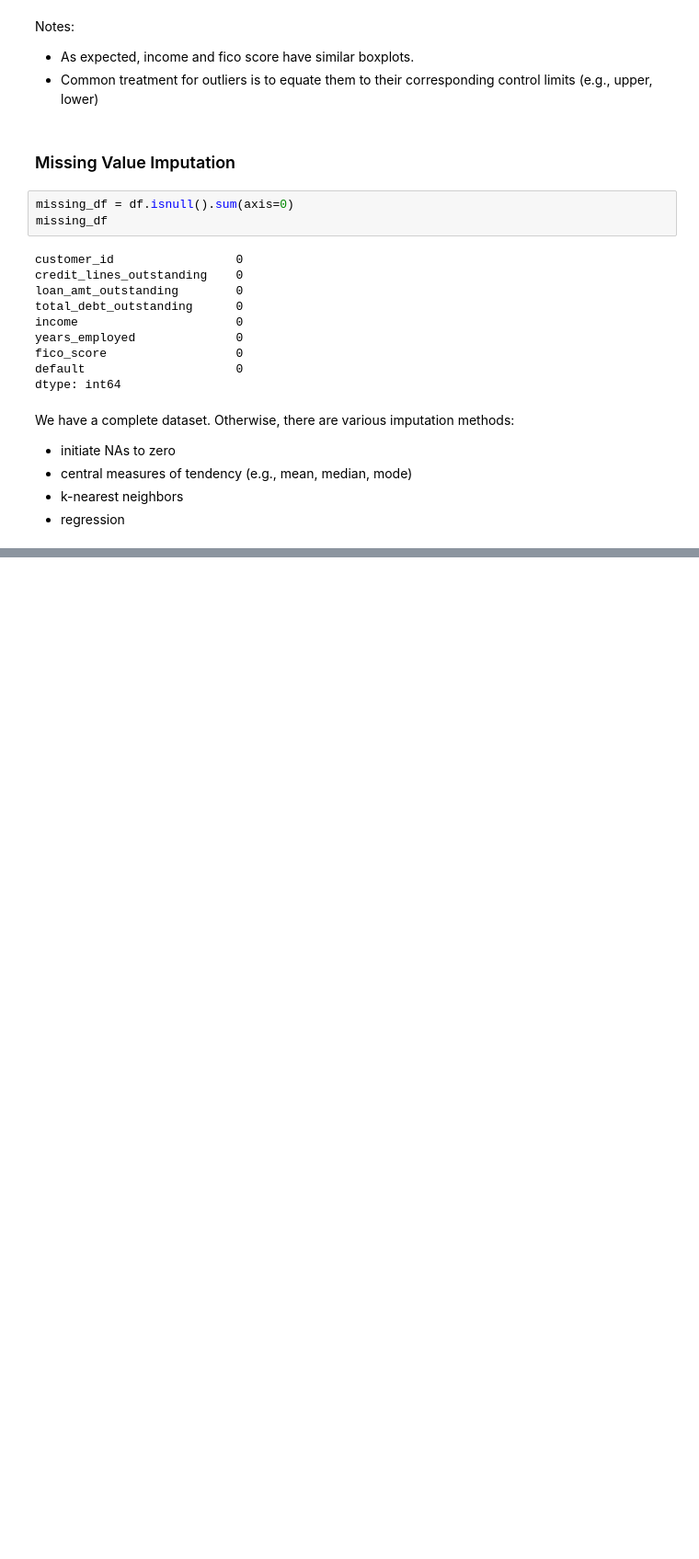
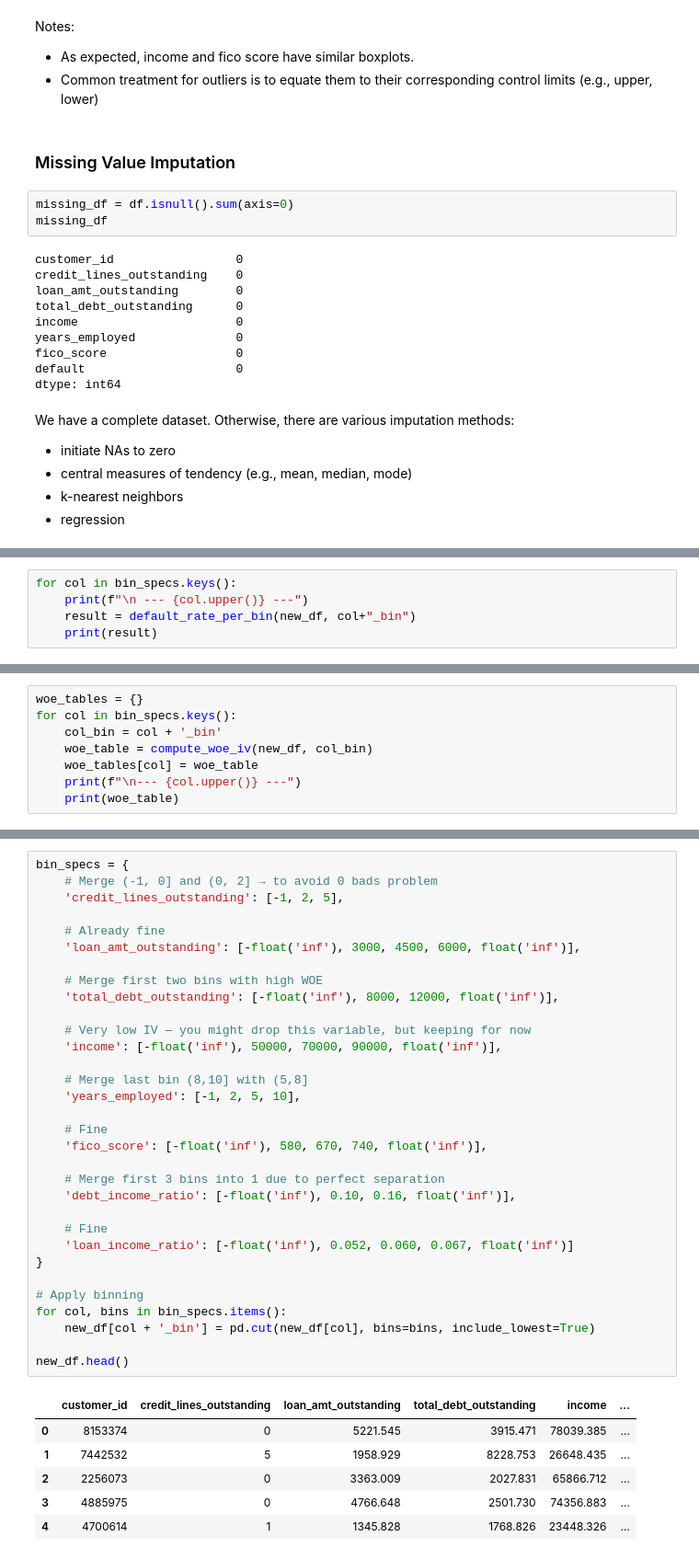
Before and after one commit to kin-mrqz/JPM-quantitative-research-course, a Jupyter notebook: 3_Credit_Risk_Scorecard.ipynb, the cells around one changed output, grey strips where cells are left out. Shown: that part at 92% size. Drawn from its saved outputs; the diff is of its cells as text; blank space fills up the shorter version.

```diff
--- a/3_Credit_Risk_Scorecard.ipynb
+++ b/3_Credit_Risk_Scorecard.ipynb
@@ -175,0 +425,5 @@ We have a complete dataset. Otherwise, there are various imputation methods:
+# %%
+for col in bin_specs.keys():
+    print(f"\n --- {col.upper()} ---")
+    result = default_rate_per_bin(new_df, col+"_bin")
+    print(result)
@@ -175,0 +522,8 @@ We have a complete dataset. Otherwise, there are various imputation methods:
+# %%
+woe_tables = {}
+for col in bin_specs.keys():
+    col_bin = col + '_bin'
+    woe_table = compute_woe_iv(new_df, col_bin)
+    woe_tables[col] = woe_table
+    print(f"\n--- {col.upper()} ---")
+    print(woe_table)
@@ -175,0 +574,39 @@ We have a complete dataset. Otherwise, there are various imputation methods:
+# %%
+bin_specs = {
+    # Merge (-1, 0] and (0, 2] → to avoid 0 bads problem
+    'credit_lines_outstanding': [-1, 2, 5],
+
+    # Already fine
+    'loan_amt_outstanding': [-float('inf'), 3000, 4500, 6000, float('inf')],
+
+    # Merge first two bins with high WOE
+    'total_debt_outstanding': [-float('inf'), 8000, 12000, float('inf')],
+
+    # Very low IV — you might drop this variable, but keeping for now
+    'income': [-float('inf'), 50000, 70000, 90000, float('inf')],
+
+    # Merge last bin (8,10] with (5,8]
+    'years_employed': [-1, 2, 5, 10],
+
+    # Fine
+    'fico_score': [-float('inf'), 580, 670, 740, float('inf')],
+
+    # Merge first 3 bins into 1 due to perfect separation
+    'debt_income_ratio': [-float('inf'), 0.10, 0.16, float('inf')],
+
+    # Fine
+    'loan_income_ratio': [-float('inf'), 0.052, 0.060, 0.067, float('inf')]
+}
+
+# Apply binning
+for col, bins in bin_specs.items():
+    new_df[col + '_bin'] = pd.cut(new_df[col], bins=bins, include_lowest=True)
+
+new_df.head()
+# %% [output]
+|  | customer_id | credit_lines_outstanding | loan_amt_outstanding | total_debt_outstanding | income | ... |
+| 0 | 8153374 | 0 | 5221.545 | 3915.471 | 78039.385 | ... |
+| 1 | 7442532 | 5 | 1958.929 | 8228.753 | 26648.435 | ... |
+| 2 | 2256073 | 0 | 3363.009 | 2027.831 | 65866.712 | ... |
+| 3 | 4885975 | 0 | 4766.648 | 2501.730 | 74356.883 | ... |
+| 4 | 4700614 | 1 | 1345.828 | 1768.826 | 23448.326 | ... |
```
Also changed, not shown: parts of 29 cells of this notebook.
